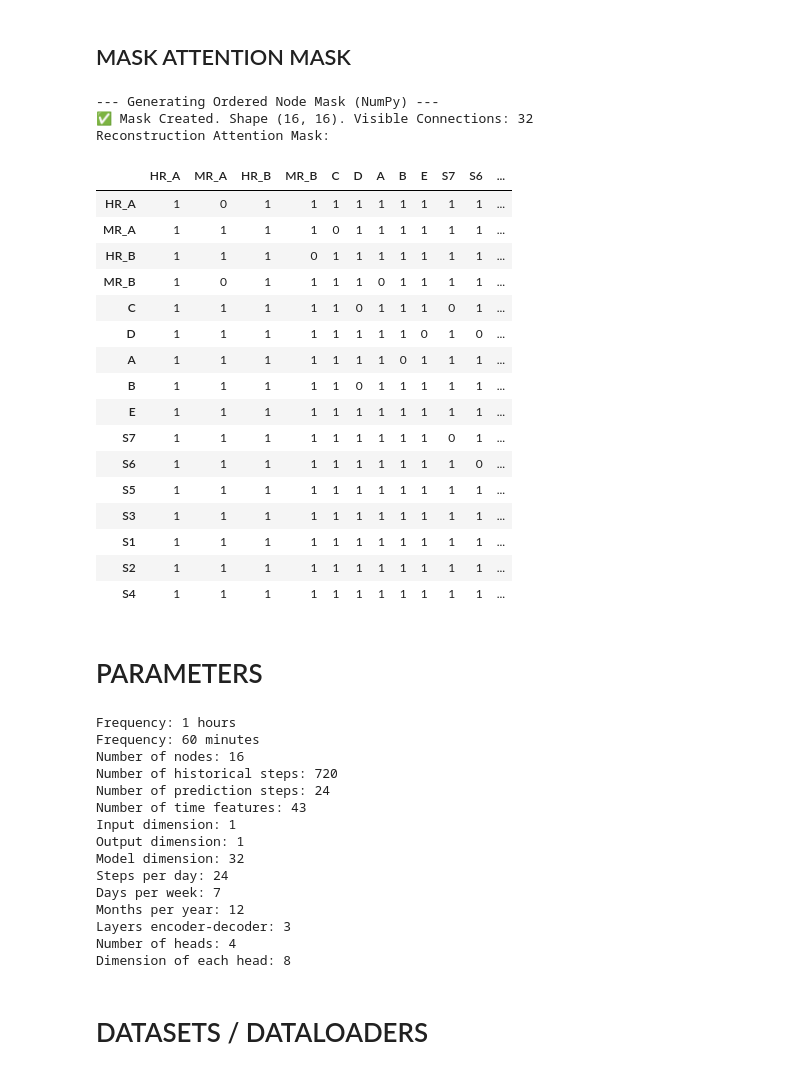
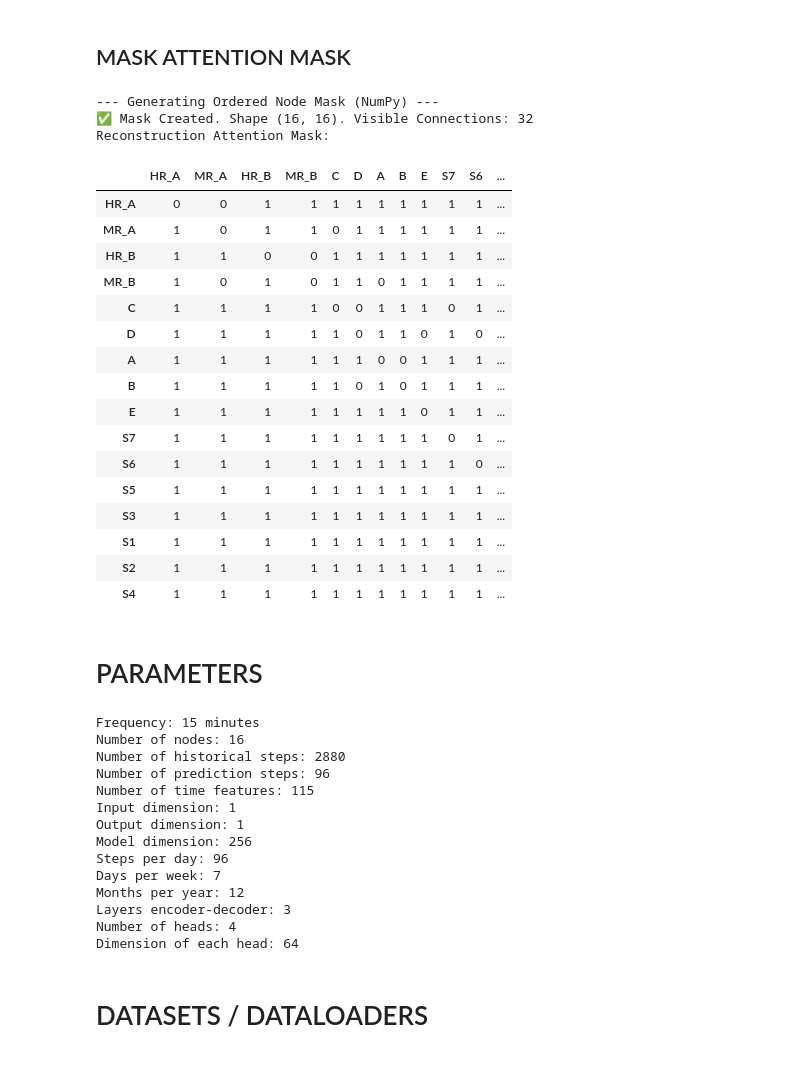
Before and after one commit to vmasuero/AFE, a Jupyter notebook: Modular/Model_Itransformer_v2.1.ipynb, the cells around one changed output. Cells and saved outputs as stored; diff of their text form; code cells hidden in the pictures.

```diff
--- a/Modular/Model_Itransformer_v2.1.ipynb
+++ b/Modular/Model_Itransformer_v2.1.ipynb
@@ -269,44 +272,44 @@ def generate_node_reconstruction_mask_numpy(G_physical, node_list, k_hops=1):
             #else:
             #    mask[i, i] = True
 
         except Exception as e:
             print(f"Error processing node {u}: {e}")
 
 
     # Stats
     total_cells = num_nodes * num_nodes
     visible_cells = (~mask).sum() # Count False values
     print(f"✅ Mask Created. Shape ({num_nodes}, {num_nodes}). Visible Connections: {visible_cells}")
 
     return mask
 
 NODE_LIST_IDX = {x:i for i,x in enumerate(NODE_LIST)}
 ATT_MASK = generate_node_reconstruction_mask_numpy(G_router, NODE_LIST, k_hops=1)
 
 
-for node_idx in ['HR_A', 'MR_A', 'HR_B', 'MR_B', 'C', 'D', 'A', 'B', 'E']:
-    ATT_MASK[NODE_LIST_IDX[node_idx], NODE_LIST_IDX[node_idx]] = True
+#for node_idx in ['HR_A', 'MR_A', 'HR_B', 'MR_B', 'C', 'D', 'A', 'B', 'E']:
+#    ATT_MASK[NODE_LIST_IDX[node_idx], NODE_LIST_IDX[node_idx]] = True
 
 ATT_MASK_DF = pd.DataFrame(ATT_MASK, columns=NODE_LIST, index=NODE_LIST)*1
 print("Reconstruction Attention Mask:")
 
 ATT_MASK_T = torch.tensor(ATT_MASK).to(torch.bool)
 
 ATT_MASK_DF
 # %% [output]
 --- Generating Ordered Node Mask (NumPy) ---
 ✅ Mask Created. Shape (16, 16). Visible Connections: 32
 Reconstruction Attention Mask:
 |  | HR_A | MR_A | HR_B | MR_B | C | D | A | B | E | S7 | S6 | ... |
-| HR_A | 1 | 0 | 1 | 1 | 1 | 1 | 1 | 1 | 1 | 1 | 1 | ... |
-| MR_A | 1 | 1 | 1 | 1 | 0 | 1 | 1 | 1 | 1 | 1 | 1 | ... |
-| HR_B | 1 | 1 | 1 | 0 | 1 | 1 | 1 | 1 | 1 | 1 | 1 | ... |
-| MR_B | 1 | 0 | 1 | 1 | 1 | 1 | 0 | 1 | 1 | 1 | 1 | ... |
-| C | 1 | 1 | 1 | 1 | 1 | 0 | 1 | 1 | 1 | 0 | 1 | ... |
-| D | 1 | 1 | 1 | 1 | 1 | 1 | 1 | 1 | 0 | 1 | 0 | ... |
-| A | 1 | 1 | 1 | 1 | 1 | 1 | 1 | 0 | 1 | 1 | 1 | ... |
-| B | 1 | 1 | 1 | 1 | 1 | 0 | 1 | 1 | 1 | 1 | 1 | ... |
-| E | 1 | 1 | 1 | 1 | 1 | 1 | 1 | 1 | 1 | 1 | 1 | ... |
+| HR_A | 0 | 0 | 1 | 1 | 1 | 1 | 1 | 1 | 1 | 1 | 1 | ... |
+| MR_A | 1 | 0 | 1 | 1 | 0 | 1 | 1 | 1 | 1 | 1 | 1 | ... |
+| HR_B | 1 | 1 | 0 | 0 | 1 | 1 | 1 | 1 | 1 | 1 | 1 | ... |
+| MR_B | 1 | 0 | 1 | 0 | 1 | 1 | 0 | 1 | 1 | 1 | 1 | ... |
+| C | 1 | 1 | 1 | 1 | 0 | 0 | 1 | 1 | 1 | 0 | 1 | ... |
+| D | 1 | 1 | 1 | 1 | 1 | 0 | 1 | 1 | 0 | 1 | 0 | ... |
+| A | 1 | 1 | 1 | 1 | 1 | 1 | 0 | 0 | 1 | 1 | 1 | ... |
+| B | 1 | 1 | 1 | 1 | 1 | 0 | 1 | 0 | 1 | 1 | 1 | ... |
+| E | 1 | 1 | 1 | 1 | 1 | 1 | 1 | 1 | 0 | 1 | 1 | ... |
 | S7 | 1 | 1 | 1 | 1 | 1 | 1 | 1 | 1 | 1 | 0 | 1 | ... |
 | S6 | 1 | 1 | 1 | 1 | 1 | 1 | 1 | 1 | 1 | 1 | 0 | ... |
 | S5 | 1 | 1 | 1 | 1 | 1 | 1 | 1 | 1 | 1 | 1 | 1 | ... |
@@ -327,13 +330,13 @@ LR = 0.001
 #FREQ_MINUTES = FREQ_H*60
 
 NUM_NODES = len(NODE_LIST)
-HIST_STEPS = int(30*(24/FREQ_H))          # 1 day
-PRED_STEPS = int(1*(24/FREQ_H))          # 1 day
+HIST_STEPS = int(30*(24*60/SAMPLING_MIN))          # 1 day
+PRED_STEPS = int(1*(24*60/SAMPLING_MIN))          # 1 day
 INPUT_DIM = 1
 OUTPUT_DIM = 1
-D_MODEL = 32
+D_MODEL = 256
 
-STEPS_PER_DAY = int(24/FREQ_H)
+STEPS_PER_DAY = int(24*60/SAMPLING_MIN)
 DAYS_PER_WEEK = 7
 MONTHS_PER_YEAR = 12
 
@@ -344,8 +347,7 @@ LAYERS_ENC_DEC = 3
 K_HEADS = 4
 D_HEADS = int(D_MODEL/K_HEADS)
 
-print(f"Frequency: {FREQ_H} hours")
-print(f"Frequency: {FREQ_MINUTES} minutes")
+print(f"Frequency: {SAMPLING_MIN} minutes")
 print(f"Number of nodes: {NUM_NODES}")
 print(f"Number of historical steps: {HIST_STEPS}")
 print(f"Number of prediction steps: {PRED_STEPS}")
@@ -360,21 +362,20 @@ print(f"Layers encoder-decoder: {LAYERS_ENC_DEC}")
 print(f"Number of heads: {K_HEADS}")
 print(f"Dimension of each head: {D_HEADS}")
 # %% [output]
-Frequency: 1 hours
-Frequency: 60 minutes
+Frequency: 15 minutes
 Number of nodes: 16
-Number of historical steps: 720
-Number of prediction steps: 24
-Number of time features: 43
+Number of historical steps: 2880
+Number of prediction steps: 96
+Number of time features: 115
 Input dimension: 1
 Output dimension: 1
-Model dimension: 32
-Steps per day: 24
+Model dimension: 256
+Steps per day: 96
 Days per week: 7
 Months per year: 12
 Layers encoder-decoder: 3
 Number of heads: 4
-Dimension of each head: 8
+Dimension of each head: 64
 # %% [markdown]
 # DATASETS / DATALOADERS
 # %%
```
Also changed, not shown: parts of 15 cells of this notebook, 12 other files.
